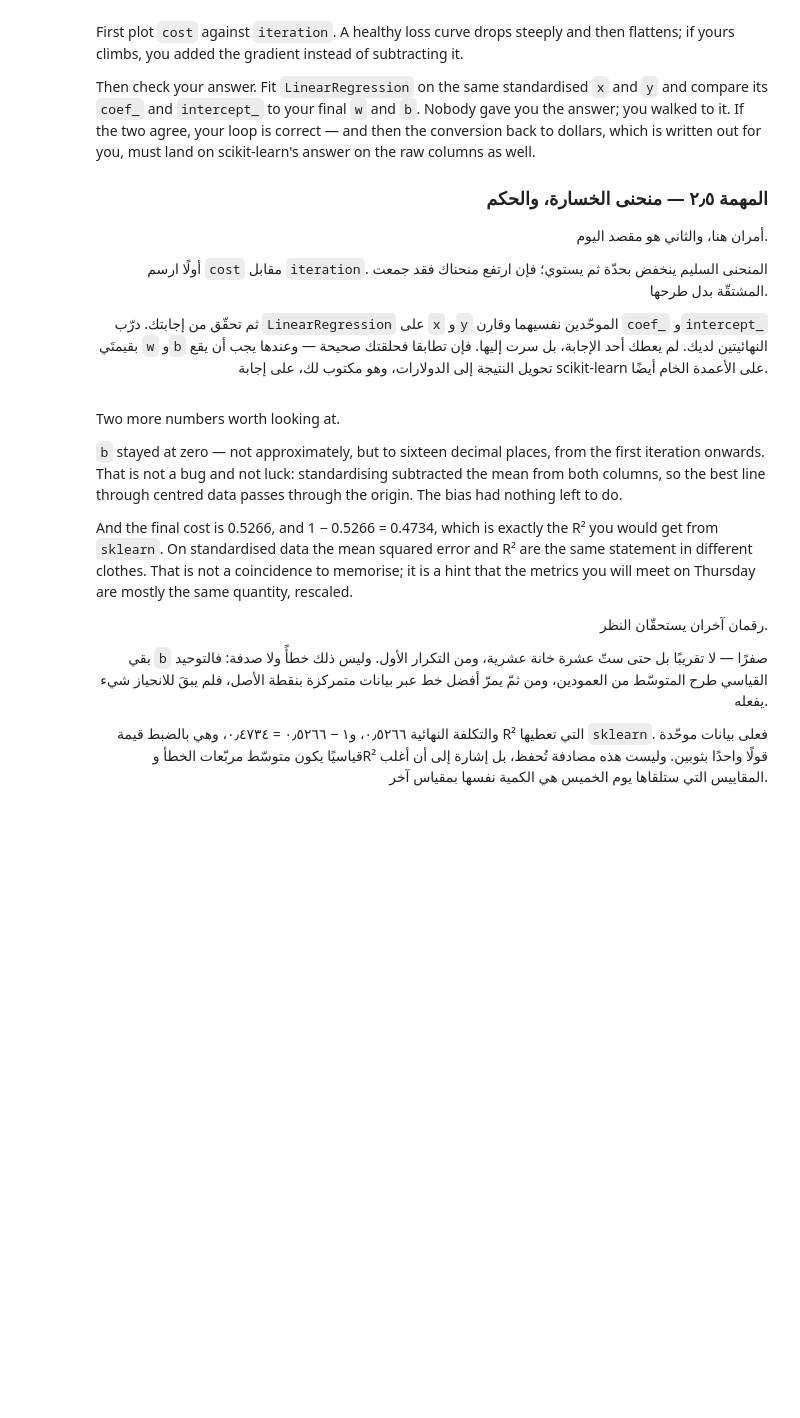
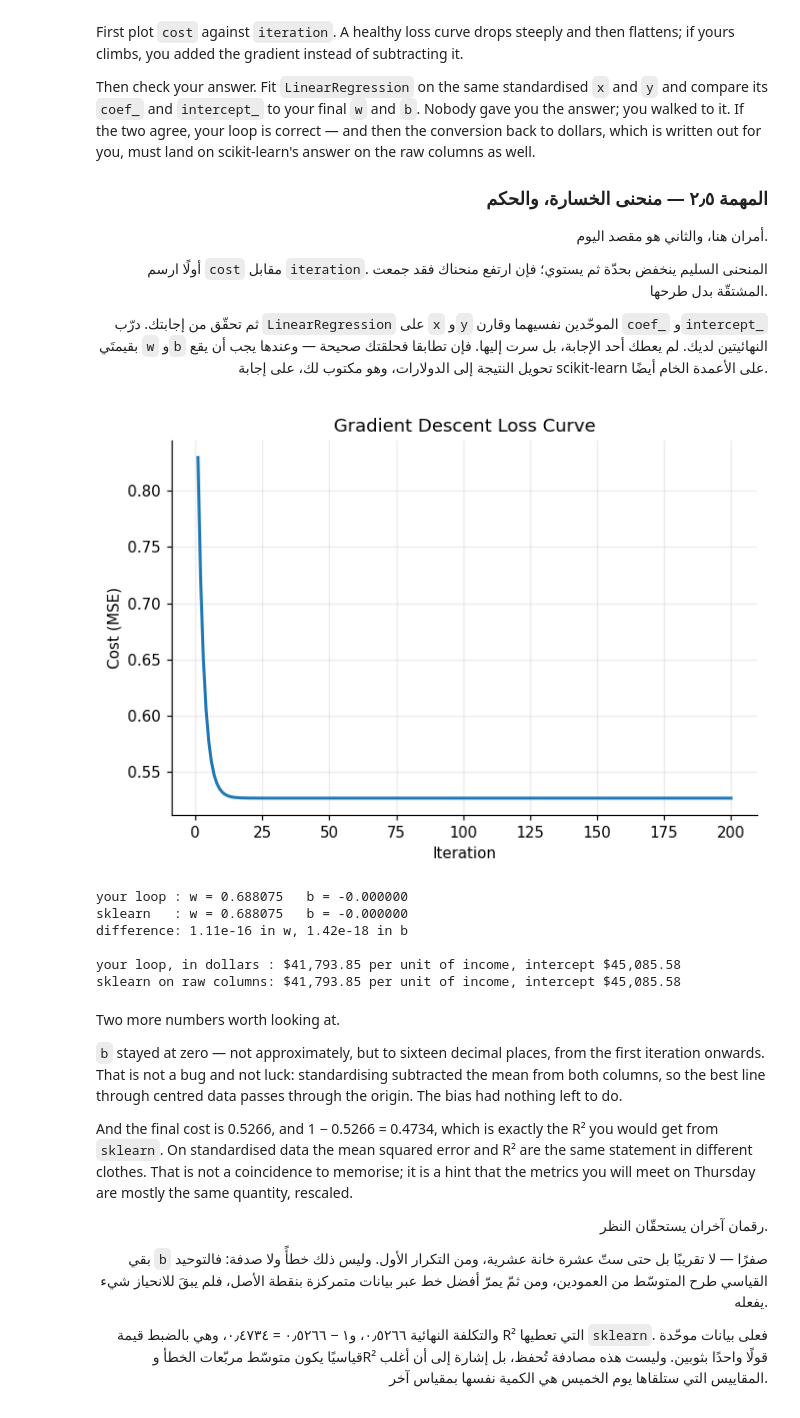
Before and after one commit to DMN83/AIEP_Olo_student, a Jupyter notebook: week_1_foundations/labs/D2_gradient_descent/D2_gradient_descent_blank.ipynb, the cells around one changed output. Cells and saved outputs as stored; diff of their text form; code cells hidden in the pictures; blank space fills up the shorter version.

```diff
--- a/week_1_foundations/labs/D2_gradient_descent/D2_gradient_descent_blank.ipynb
+++ b/week_1_foundations/labs/D2_gradient_descent/D2_gradient_descent_blank.ipynb
@@ -445,6 +470,16 @@ of the mean squared error you saw on the board this morning.
 
 # TODO: Return (dw, db) — the slope of the cost in each parameter at the point (w, b).
 # مهمة: أرجِع (dw, db) — ميل التكلفة في كل معامل عند النقطة (w, b).
+
+## Prediction → Error → Compute dw → Compute db → Return (dw, db)
+def compute_gradients(w, b, x, y):
+    predictions = w * x + b
+    errors = predictions - y
+## In which direction should I change w and b to reduce the Cost?
+    dw = 2 * np.mean(errors * x)
+    db = 2 * np.mean(errors)
+    return float(dw), float(db)
+
 for point in [(0.0, 0.0), (0.7, 0.1)]:
     dw_at, db_at = compute_gradients(point[0], point[1], x, y)
     print(f"at w={point[0]:.1f}, b={point[1]:.1f}  ->  dw = {dw_at:+.6f}, db = {db_at:+.6f}")
@@ -580,33 +688,65 @@ you, must land on scikit-learn's answer on the raw columns as well.
 # 2) Fit scikit-learn's linear regression on the standardised x and y. It expects x as a
 #    2-D array of one column, so reshape it.
 # 3) Print sklearn's slope and intercept next to your final w and b, and the gap between them.
 # Search: "sklearn LinearRegression coef_ intercept_ reshape single feature"
 # https://scikit-learn.org/stable/modules/generated/sklearn.linear_model.LinearRegression.html
 #
 # ١) ارسم عمود التكلفة مقابل عمود التكرار. وسمِّ المحورين.
 # ٢) درّب الانحدار الخطّي من scikit-learn على x وy الموحّدين. يتوقّع x مصفوفة ثنائية بعمود
 #    واحد، فأعد تشكيلها.
 # ٣) اطبع ميل scikit-learn وتقاطعه بجوار قيمتَي w وb النهائيتين لديك، والفرق بينهما.
 # ابحث عن: "sklearn LinearRegression coef_ intercept_ reshape single feature"
 # ────────────────────────────────────────────────────────────────────
 
 from sklearn.linear_model import LinearRegression
 w_final = float(history["w"].iloc[-1])
 b_final = float(history["b"].iloc[-1])
 # TODO: Plot the loss curve, then fit LinearRegression on (x, y) and compare it to (w_final, b_final).
 # مهمة: ارسم منحنى الخسارة، ثم درّب LinearRegression على (x, y) وقارنه بـ(w_final, b_final).
+
+## Plot Loss Curve → Check Cost is Decreasing → Fit sklearn → Get coef_ and intercept_ → Compare Results → Difference ≈ 0 → Undo Standardization
+## Main Idea We use sklearn to verify that our Gradient Descent implementation found the correct solution
+
+# 1. Plot the loss curve
+fig, ax = plt.subplots()
+
+ax.plot(history["iteration"], history["cost"], linewidth=2)
+
+ax.set_xlabel("Iteration")
+ax.set_ylabel("Cost (MSE)")
+ax.set_title("Gradient Descent Loss Curve")
+
+plt.show()
+
+
+# 2. Fit sklearn LinearRegression
+model = LinearRegression()
+
+model.fit(x.reshape(-1, 1), y)
+
+sk_w = float(model.coef_[0])
+sk_b = float(model.intercept_)
+
 print(f"your loop : w = {w_final:.6f}   b = {b_final:.6f}")
 print(f"sklearn   : w = {sk_w:.6f}   b = {sk_b:.6f}")
 print(f"difference: {abs(w_final - sk_w):.2e} in w, "
       f"{abs(b_final - sk_b):.2e} in b")
 # Back to dollars. Undoing the standardisation is algebra, not insight, so it is written out:
 w_dollars = w_final * y_std / x_std
 b_dollars = y_mean + y_std * b_final - w_dollars * x_mean
 sk_raw = LinearRegression().fit(x_raw.reshape(-1, 1), y_raw)
 print(f"\nyour loop, in dollars : ${w_dollars:,.2f} per unit of income, "
       f"intercept ${b_dollars:,.2f}")
 print(f"sklearn on raw columns: ${sk_raw.coef_[0]:,.2f} per unit of income, "
       f"intercept ${sk_raw.intercept_:,.2f}")
+# %% [output]
+[figure, added]
+your loop : w = 0.688075   b = -0.000000
+sklearn   : w = 0.688075   b = -0.000000
+difference: 1.11e-16 in w, 1.42e-18 in b
+
+your loop, in dollars : $41,793.85 per unit of income, intercept $45,085.58
+sklearn on raw columns: $41,793.85 per unit of income, intercept $45,085.58
 # %% [markdown]
 Two more numbers worth looking at.
 
```
Also changed, not shown: parts of 9 cells of this notebook.
